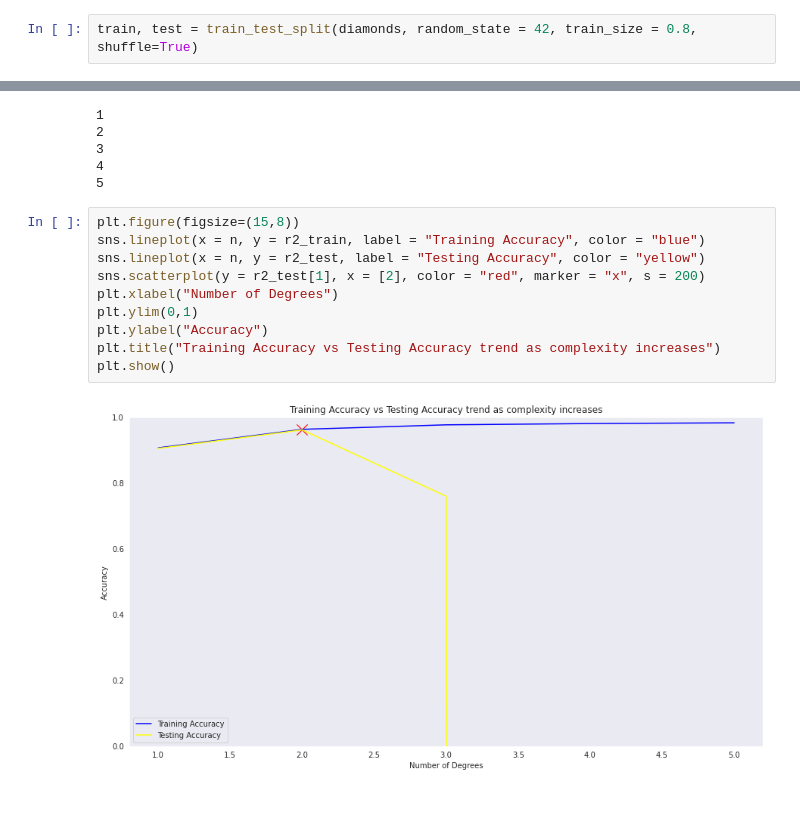
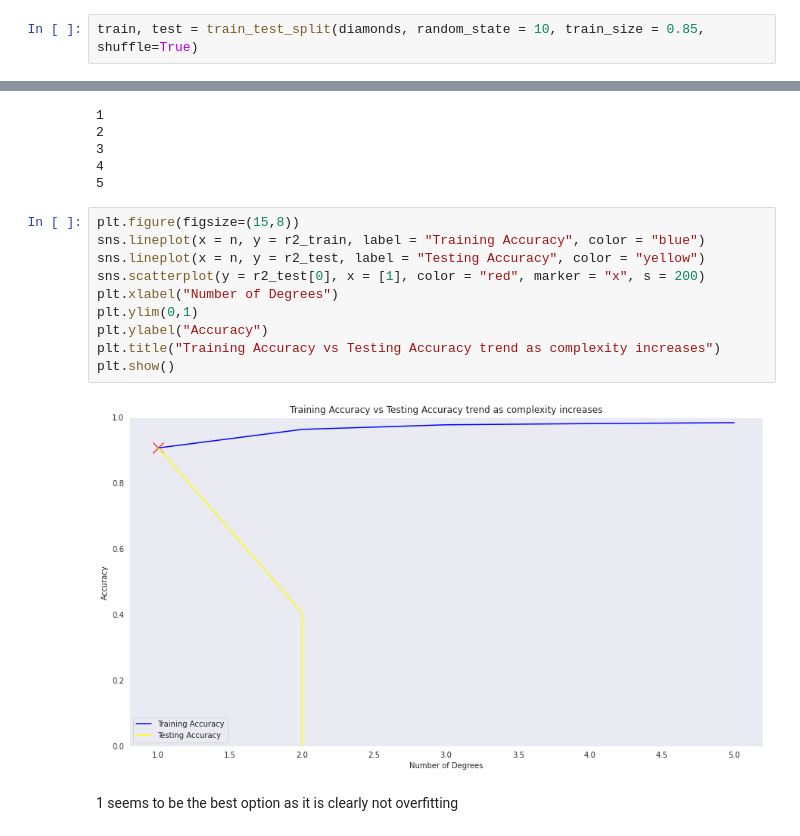
Before and after one commit to MUbarak123-56/bank-churners, a Jupyter notebook: 45-regression-pipeline.ipynb, the cells around one changed output, grey strips where cells are left out. Cells and saved outputs as stored; diff of their text form; blank space fills up the shorter version.

```diff
--- a/45-regression-pipeline.ipynb
+++ b/45-regression-pipeline.ipynb
@@ -35,7 +35,7 @@ diamonds.shape
 # %% [output]
 (53940, 10)
 # %%
-train, test = train_test_split(diamonds, random_state = 42, train_size = 0.8, shuffle=True)
+train, test = train_test_split(diamonds, random_state = 10, train_size = 0.85, shuffle=True)
 # %% [markdown]
 ### Data Visualization
 # %%
@@ -245,12 +245,14 @@ for i in n:
 # %%
 plt.figure(figsize=(15,8))
 sns.lineplot(x = n, y = r2_train, label = "Training Accuracy", color = "blue")
 sns.lineplot(x = n, y = r2_test, label = "Testing Accuracy", color = "yellow")
-sns.scatterplot(y = r2_test[1], x = [2], color = "red", marker = "x", s = 200)
+sns.scatterplot(y = r2_test[0], x = [1], color = "red", marker = "x", s = 200)
 plt.xlabel("Number of Degrees")
 plt.ylim(0,1)
 plt.ylabel("Accuracy")
 plt.title("Training Accuracy vs Testing Accuracy trend as complexity increases")
 plt.show()
 # %% [output]
-[figure, old version]
+[figure, new version]
+# %% [markdown]
+1 seems to be the best option as it is clearly not overfitting
```
Also changed, not shown: parts of 13 cells of this notebook.
